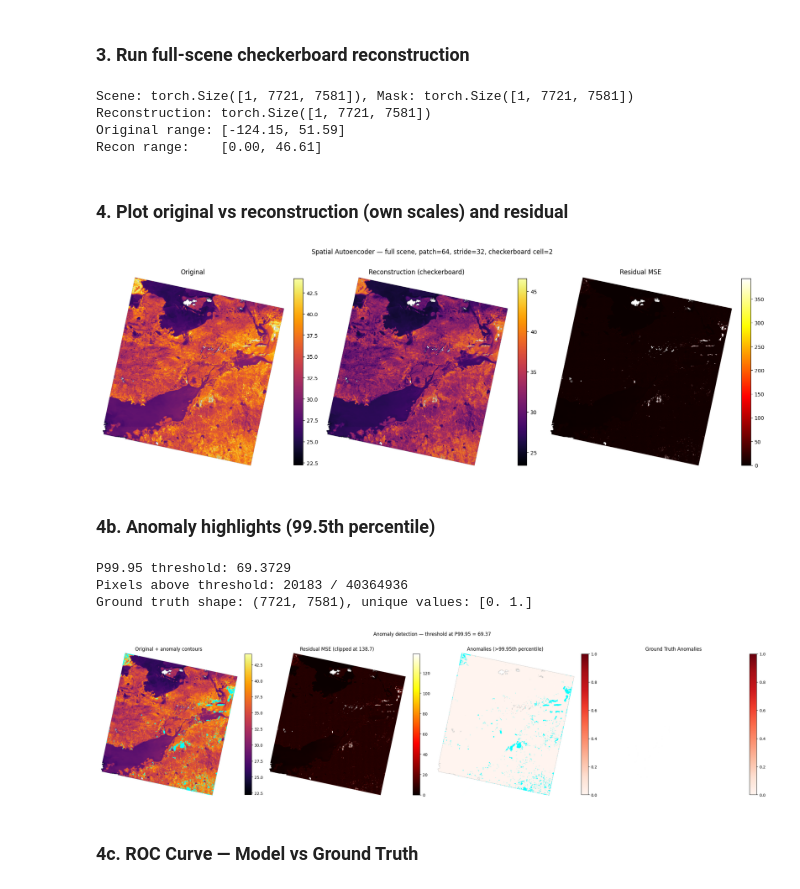
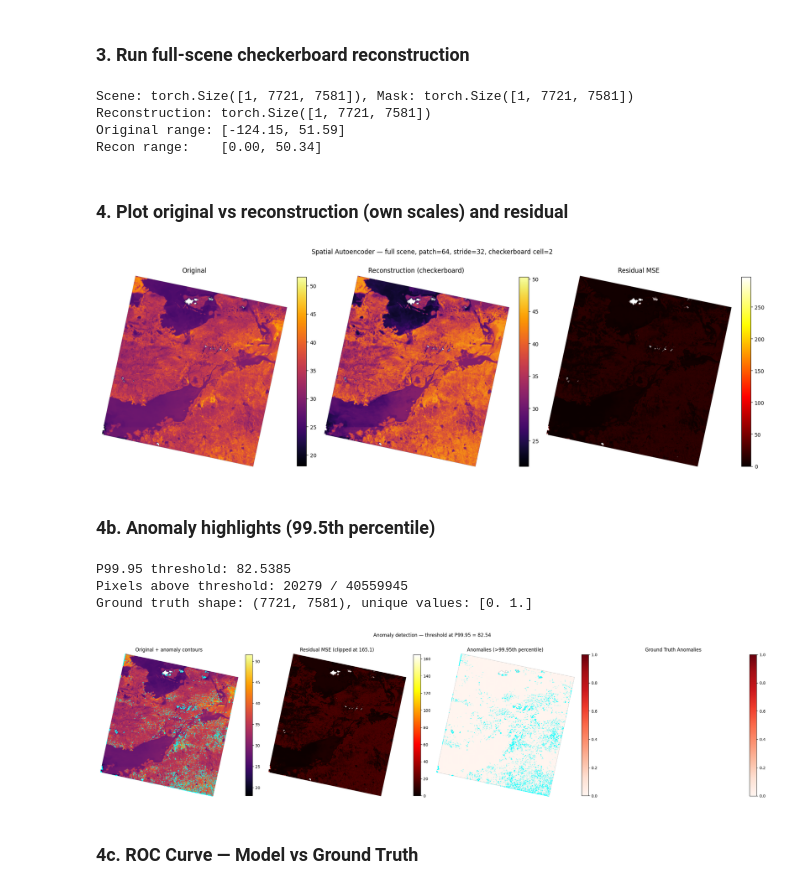
Before and after one commit to rashwin88/hsi-anomaly-foundations-allotrope, a Jupyter notebook: exploratory_analyses/spatial_ae_inference_demo.ipynb, the cells around one changed output. Cells and saved outputs as stored; diff of their text form; code cells hidden in the pictures.

```diff
--- a/exploratory_analyses/spatial_ae_inference_demo.ipynb
+++ b/exploratory_analyses/spatial_ae_inference_demo.ipynb
@@ -62,7 +62,7 @@ PATCH_SIZE = 64
 
 CHECKPOINT = os.path.join(
     PROJECT_ROOT,
-    "checkpoints/spatial_ae/spatial_autoencoder_v5.1.0_epoch28.pt",
+    "checkpoints/spatial_autoencoder_v6.1.0_epoch58.pt",
 )
 
 config = InferenceConfig(
@@ -97,7 +97,7 @@ print(f"Recon range:    [{reconstruction.min():.2f}, {reconstruction.max():.2f}]
 Scene: torch.Size([1, 7721, 7581]), Mask: torch.Size([1, 7721, 7581])
 Reconstruction: torch.Size([1, 7721, 7581])
 Original range: [-124.15, 51.59]
-Recon range:    [0.00, 46.61]
+Recon range:    [0.00, 50.34]
 # %% [markdown]
 ### 4. Plot original vs reconstruction (own scales) and residual
 # %%
@@ -138,15 +138,63 @@ plt.suptitle(
 plt.tight_layout()
 plt.show()
 # %% [output]
-[figure, old version]
+[figure, new version]
 # %% [markdown]
 ### 4b. Anomaly highlights (99.5th percentile)
 # %%
+
+
+
+
+
+
+
+
+
+
+
+
+
+
+
+
+
+
+
+
+
+
+
+
+
+
+
+
+
+
+
+
+
+
+
+
+
 PERCENTILE = 99.95
 
 # Compute threshold on valid pixels only
 valid_residuals = residual[mask == 1]
-threshold = np.percentile(valid_residuals, PERCENTILE)
+threshold = np.percentile(valid_residuals, PE
+
+
+
+
+
+
+
+
+
+
+                          RCENTILE)
 print(f"P{PERCENTILE} threshold: {threshold:.4f}")
 print(f"Pixels above threshold: {(valid_residuals > threshold).sum()} / {valid_residuals.size}")
 
@@ -174,36 +222,36 @@ plt.colorbar(im0, ax=axes[0], fraction=0.046, pad=0.04)
 
 # Residual MSE clipped at threshold to show detail in the hot tail
 im1 = axes[1].imshow(residual_masked, cmap="hot", vmin=0, vmax=threshold * 2)
 axes[1].set_title(f"Residual MSE (clipped at {threshold*2:.1f})")
 plt.colorbar(im1, ax=axes[1], fraction=0.046, pad=0.04)
 
 # Binary anomaly map
 anomaly_display = np.ma.masked_where(mask == 0, anomaly_binary)
 im2 = axes[2].imshow(anomaly_display, cmap="Reds", vmin=0, vmax=1)
 axes[2].contour(anomaly_binary, levels=[0.5], colors="cyan", linewidths=1.5)
 axes[2].set_title(f"Anomalies (>{PERCENTILE}th percentile)")
 plt.colorbar(im2, ax=axes[2], fraction=0.046, pad=0.04)
 
 # Ground truth
 gt_masked = np.ma.masked_where(gt_data == 0, gt_data)
 im3 = axes[3].imshow(gt_masked, cmap="Reds", vmin=0, vmax=gt_data.max())
 axes[3].set_title("Ground Truth Anomalies")
 plt.colorbar(im3, ax=axes[3], fraction=0.046, pad=0.04)
 
 for ax in axes:
     ax.axis("off")
 
 plt.suptitle(
     f"Anomaly detection — threshold at P{PERCENTILE} = {threshold:.2f}",
     y=1.02,
 )
 plt.tight_layout()
 plt.show()
 # %% [output]
-P99.95 threshold: 69.3729
-Pixels above threshold: 20183 / 40364936
+P99.95 threshold: 82.5385
+Pixels above threshold: 20279 / 40559945
 Ground truth shape: (7721, 7581), unique values: [0. 1.]
-[figure, old version]
+[figure, new version]
 # %% [markdown]
 ### 4c. ROC Curve — Model vs Ground Truth
 # %%
```
Also changed, not shown: parts of 3 cells of this notebook, 1 other file.
